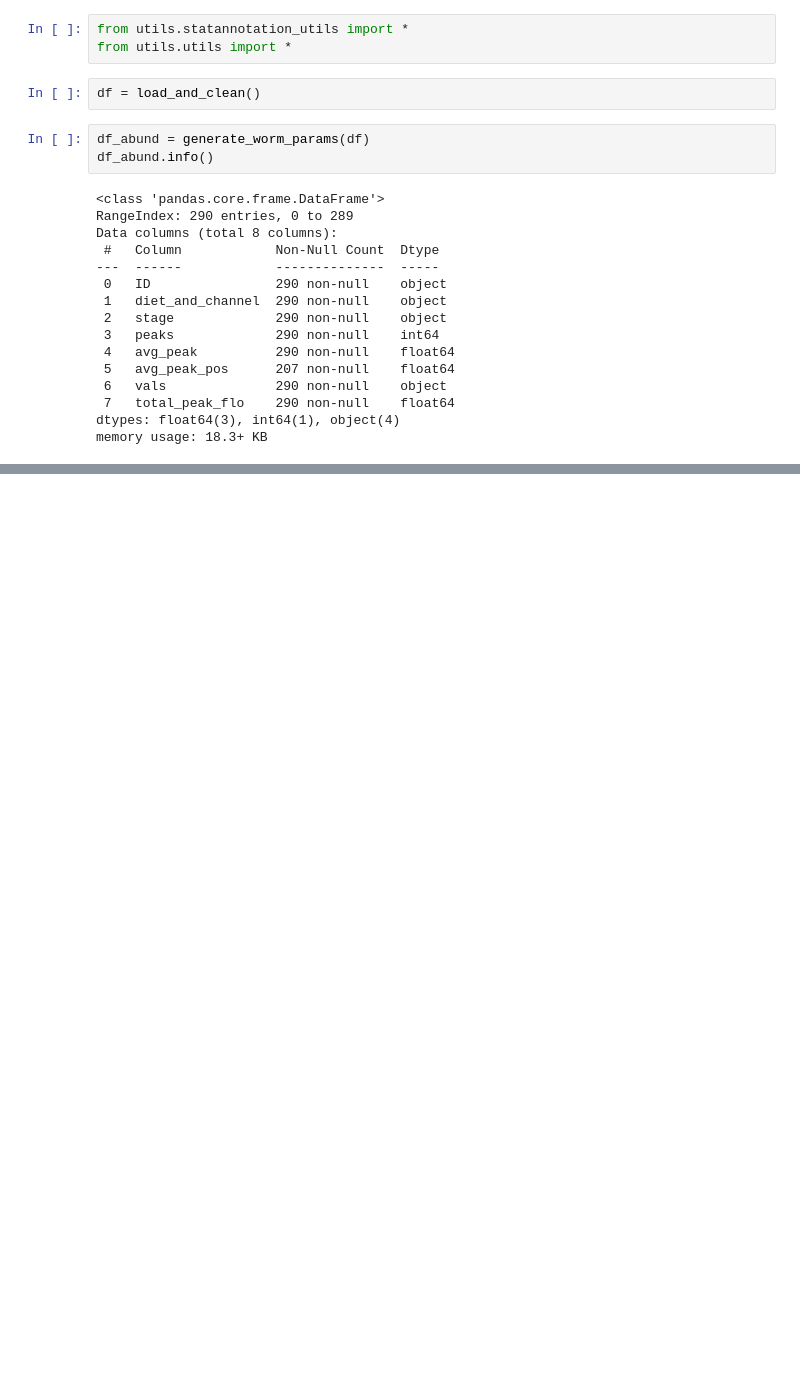
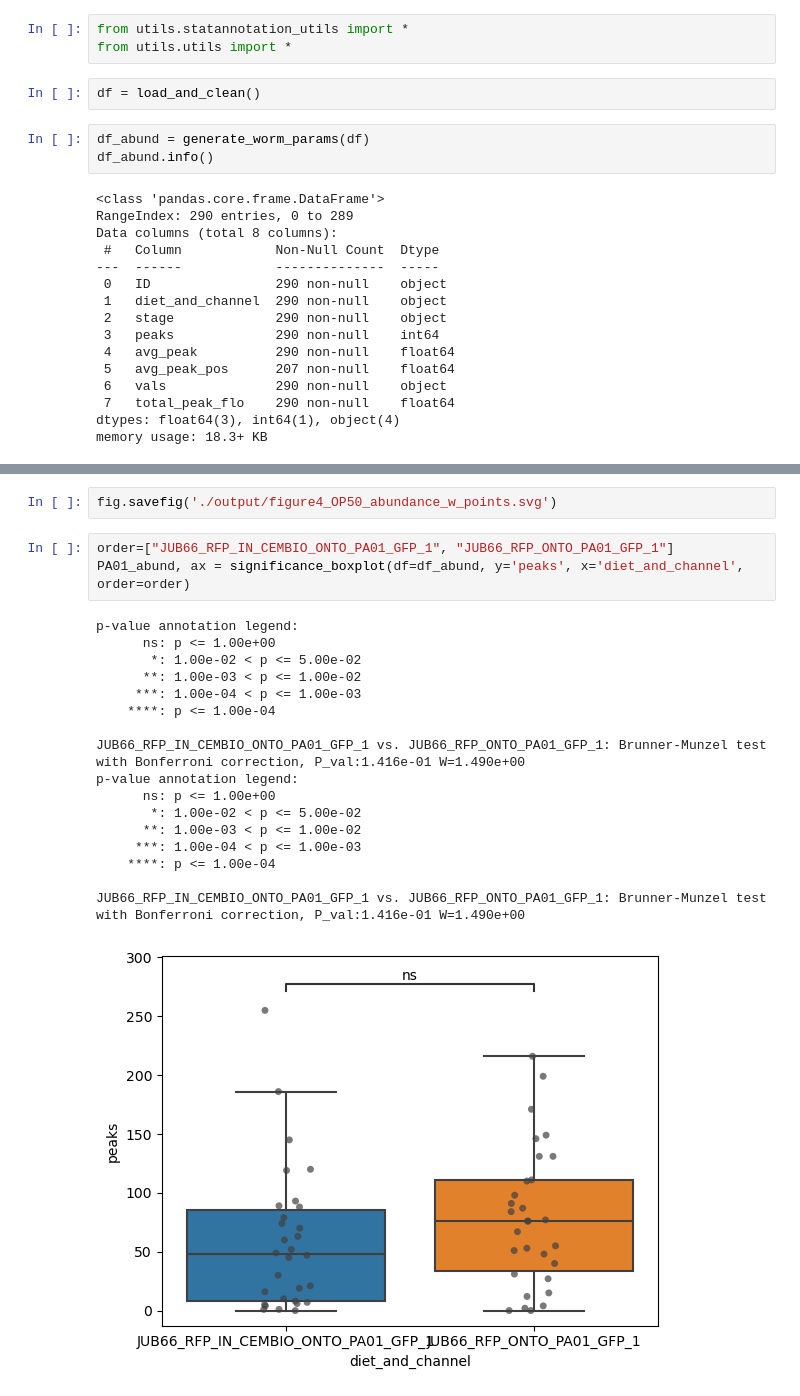
Before and after one commit to moore-andrew05/ONISH-downstream, a Jupyter notebook: abundance_figs.ipynb, the cells around one changed output, grey strips where cells are left out. Drawn from its saved outputs; the diff is of its cells as text; blank space fills up the shorter version.

```diff
--- a/abundance_figs.ipynb
+++ b/abundance_figs.ipynb
@@ -97,0 +104,23 @@ JUB66_RFP_ONTO_OP50_GFP_1 vs. OP50_RFP_0: Brunner-Munzel test with Bonferroni co
+# %%
+fig.savefig('./output/figure4_OP50_abundance_w_points.svg')
+# %%
+order=["JUB66_RFP_IN_CEMBIO_ONTO_PA01_GFP_1", "JUB66_RFP_ONTO_PA01_GFP_1"]
+PA01_abund, ax = significance_boxplot(df=df_abund, y='peaks', x='diet_and_channel', order=order)
+# %% [output]
+p-value annotation legend:
+      ns: p <= 1.00e+00
+       *: 1.00e-02 < p <= 5.00e-02
+      **: 1.00e-03 < p <= 1.00e-02
+     ***: 1.00e-04 < p <= 1.00e-03
+    ****: p <= 1.00e-04
+
+JUB66_RFP_IN_CEMBIO_ONTO_PA01_GFP_1 vs. JUB66_RFP_ONTO_PA01_GFP_1: Brunner-Munzel test with Bonferroni correction, P_val:1.416e-01 W=1.490e+00
+p-value annotation legend:
+      ns: p <= 1.00e+00
+       *: 1.00e-02 < p <= 5.00e-02
+      **: 1.00e-03 < p <= 1.00e-02
+     ***: 1.00e-04 < p <= 1.00e-03
+    ****: p <= 1.00e-04
+
+JUB66_RFP_IN_CEMBIO_ONTO_PA01_GFP_1 vs. JUB66_RFP_ONTO_PA01_GFP_1: Brunner-Munzel test with Bonferroni correction, P_val:1.416e-01 W=1.490e+00
+[figure, added]
```
Also changed, not shown: parts of 7 cells of this notebook, 16 other files.
